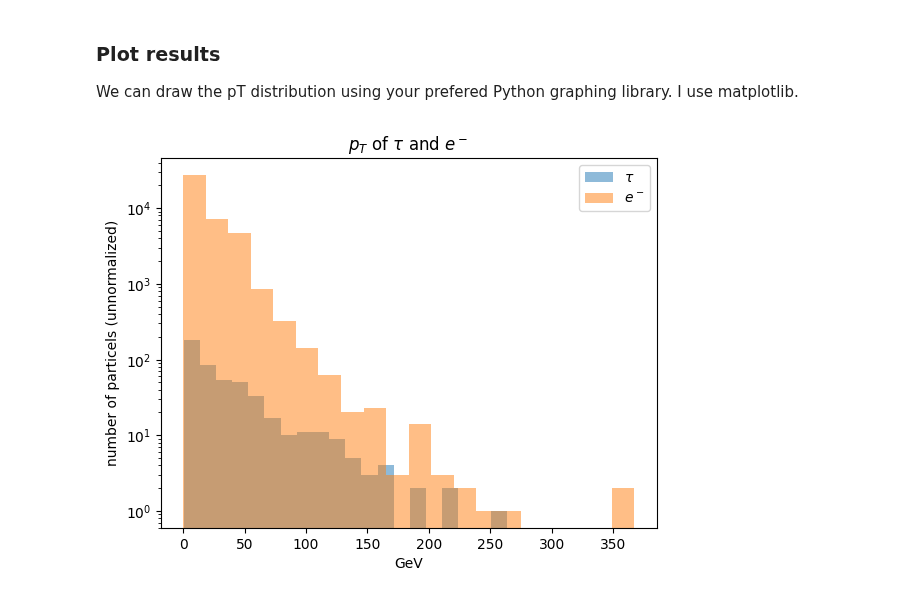
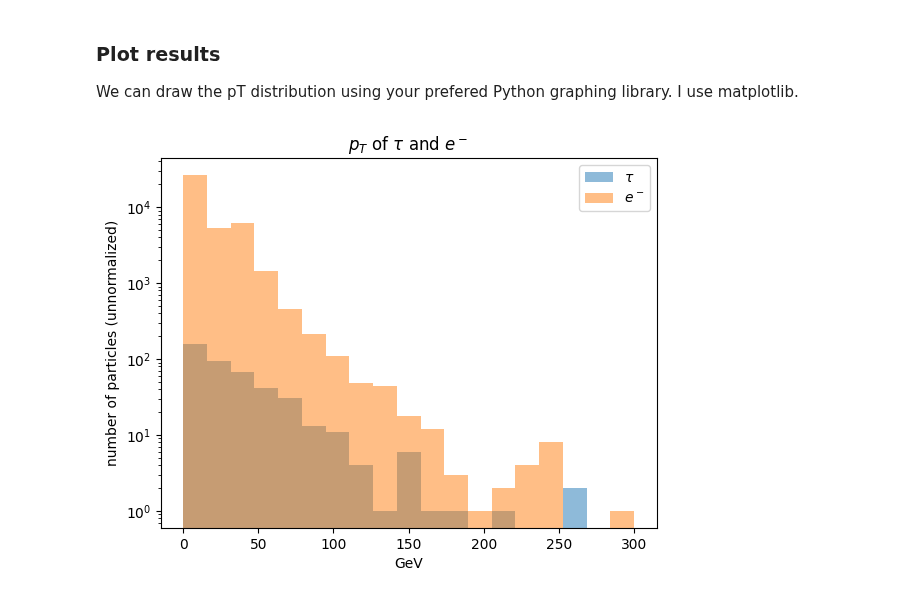
Before and after one commit to leo-megliola/mg5qs, a Jupyter notebook: notebook/E1.ipynb, the cells around one changed output. Drawn from its saved outputs; the diff is of its cells as text; code cells hidden in the pictures.

```diff
--- a/notebook/E1.ipynb
+++ b/notebook/E1.ipynb
@@ -144,5 +150,7 @@ Since LHEs are independed from one another, the showering process can be carried
 # %%
-qs.pythia_parallel([11, 15], FRAMEWORK_PATH, 'EXAMPLE', topics='P_mu', size=100000)
+e_id = 11
+tau_id = 15
+qs.pythia_parallel([e_id, tau_id], FRAMEWORK_PATH, 'EXAMPLE', topics='P_mu', size=100000)
 # %% [output]
 showering: /home/leo/MadStats/mg5qs/output/EXAMPLE/Events/run_01/unweighted_events.lhe
 
@@ -170,13 +223,14 @@ We can draw the pT distribution using your prefered Python graphing library. I u
 # %%
 import matplotlib.pyplot as plt
 
-plt.hist(df[np.abs(df['ID'])==15]['pT'], bins=20, label=f'$\\tau$', alpha=.5)
-plt.hist(df[np.abs(df['ID'])==11]['pT'], bins=20, label=f'$e^-$', alpha=.5)
+bins = np.linspace(0, 300, 20)
+plt.hist(df[np.abs(df['ID'])==tau_id]['pT'], bins=bins, label=f'$\\tau$', alpha=.5)
+plt.hist(df[np.abs(df['ID'])==e_id]['pT'], bins=bins, label=f'$e^-$', alpha=.5)
 plt.yscale('log')
 plt.title(f'$p_T$ of $\\tau$ and $e^-$')
 plt.legend()
-plt.ylabel('number of particels (unnormalized)')
+plt.ylabel('number of particles (unnormalized)')
 plt.xlabel('GeV')
 plt.show()
 # %% [output]
-[figure, old version]
+[figure, new version]
```
Also changed, not shown: parts of 17 cells of this notebook, 3 other files.
